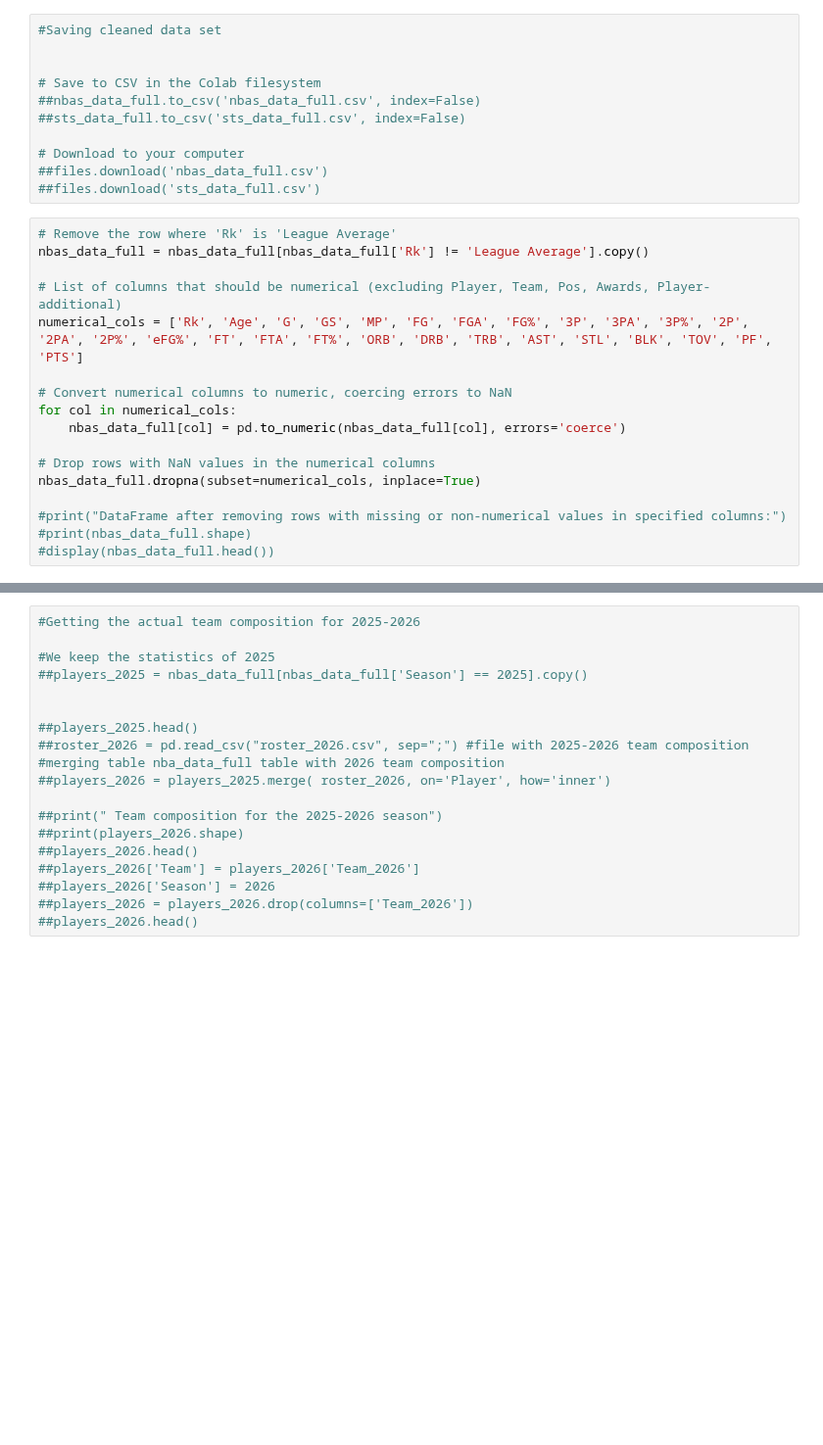
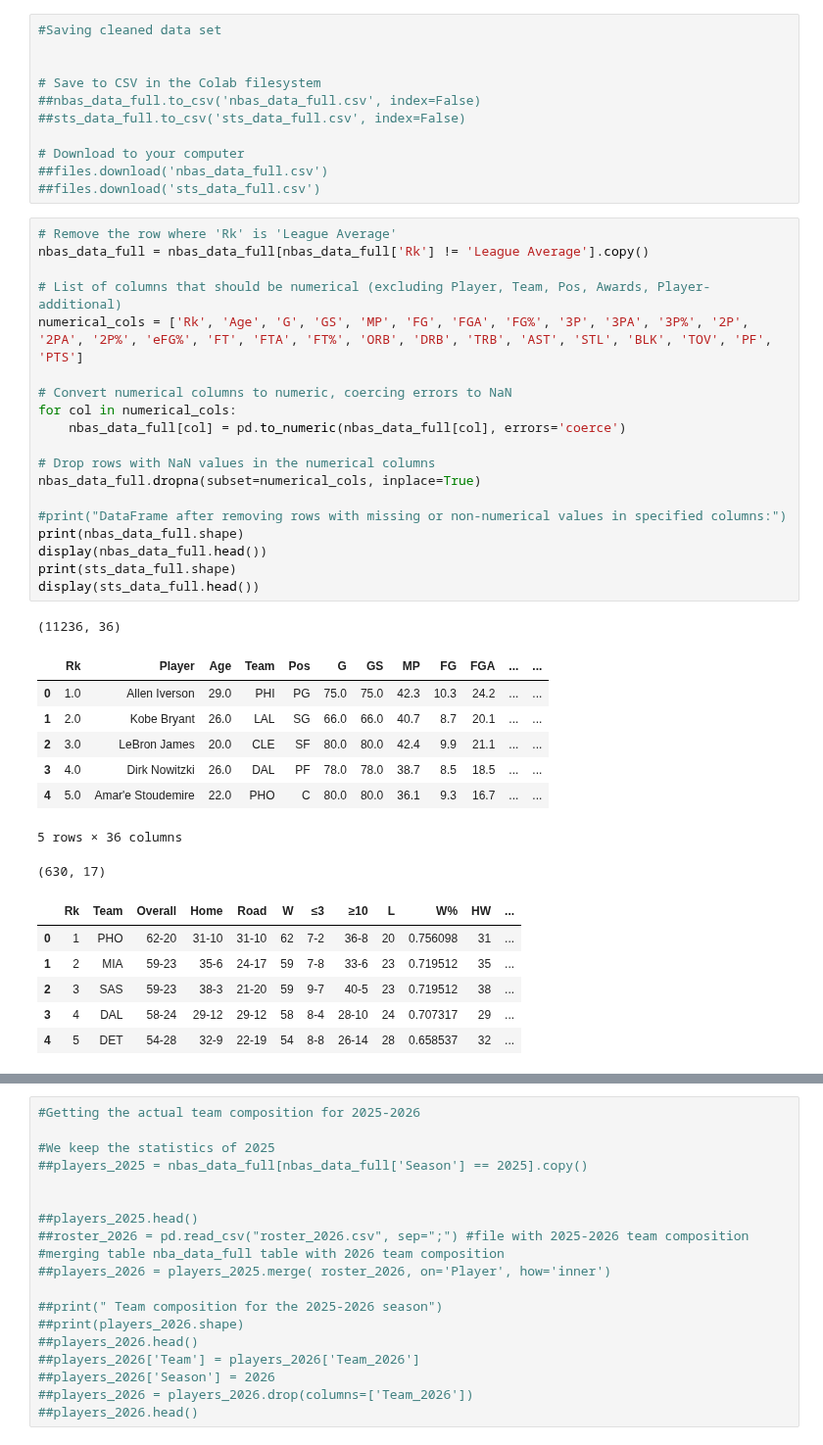
Before and after one commit to maadmaaax/Project_NBA_GroupM, a Jupyter notebook: Analyse_Principale.ipynb, the cells around one changed output, grey strips where cells are left out. Shown at 98% size. Saved outputs shown, nothing was run; the diff lists cells and outputs as text; blank space fills up the shorter version.

```diff
--- a/Analyse_Principale.ipynb
+++ b/Analyse_Principale.ipynb
@@ -291,20 +288,38 @@ nbas_data_full.to_csv('Project_NBA_GroupM/Data/Raw/nbas_data_full.csv',index=Fal
 # %%
 # Remove the row where 'Rk' is 'League Average'
 nbas_data_full = nbas_data_full[nbas_data_full['Rk'] != 'League Average'].copy()
 
 # List of columns that should be numerical (excluding Player, Team, Pos, Awards, Player-additional)
 numerical_cols = ['Rk', 'Age', 'G', 'GS', 'MP', 'FG', 'FGA', 'FG%', '3P', '3PA', '3P%', '2P', '2PA', '2P%', 'eFG%', 'FT', 'FTA', 'FT%', 'ORB', 'DRB', 'TRB', 'AST', 'STL', 'BLK', 'TOV', 'PF', 'PTS']
 
 # Convert numerical columns to numeric, coercing errors to NaN
 for col in numerical_cols:
     nbas_data_full[col] = pd.to_numeric(nbas_data_full[col], errors='coerce')
 
 # Drop rows with NaN values in the numerical columns
 nbas_data_full.dropna(subset=numerical_cols, inplace=True)
 
 #print("DataFrame after removing rows with missing or non-numerical values in specified columns:")
-#print(nbas_data_full.shape)
-#display(nbas_data_full.head())
+print(nbas_data_full.shape)
+display(nbas_data_full.head())
+print(sts_data_full.shape)
+display(sts_data_full.head())
+# %% [output]
+(11236, 36)
+|  | Rk | Player | Age | Team | Pos | G | GS | MP | FG | FGA | ... | ... |
+| 0 | 1.0 | Allen Iverson | 29.0 | PHI | PG | 75.0 | 75.0 | 42.3 | 10.3 | 24.2 | ... | ... |
+| 1 | 2.0 | Kobe Bryant | 26.0 | LAL | SG | 66.0 | 66.0 | 40.7 | 8.7 | 20.1 | ... | ... |
+| 2 | 3.0 | LeBron James | 20.0 | CLE | SF | 80.0 | 80.0 | 42.4 | 9.9 | 21.1 | ... | ... |
+| 3 | 4.0 | Dirk Nowitzki | 26.0 | DAL | PF | 78.0 | 78.0 | 38.7 | 8.5 | 18.5 | ... | ... |
+| 4 | 5.0 | Amar'e Stoudemire | 22.0 | PHO | C | 80.0 | 80.0 | 36.1 | 9.3 | 16.7 | ... | ... |
+5 rows × 36 columns
+(630, 17)
+|  | Rk | Team | Overall | Home | Road | W | ≤3 | ≥10 | L | W% | HW | ... |
+| 0 | 1 | PHO | 62-20 | 31-10 | 31-10 | 62 | 7-2 | 36-8 | 20 | 0.756098 | 31 | ... |
+| 1 | 2 | MIA | 59-23 | 35-6 | 24-17 | 59 | 7-8 | 33-6 | 23 | 0.719512 | 35 | ... |
+| 2 | 3 | SAS | 59-23 | 38-3 | 21-20 | 59 | 9-7 | 40-5 | 23 | 0.719512 | 38 | ... |
+| 3 | 4 | DAL | 58-24 | 29-12 | 29-12 | 58 | 8-4 | 28-10 | 24 | 0.707317 | 29 | ... |
+| 4 | 5 | DET | 54-28 | 32-9 | 22-19 | 54 | 8-8 | 26-14 | 28 | 0.658537 | 32 | ... |
 # %%
 # Check for missing values in the combined DataFrame
 missing_values = nbas_data_full.isnull().sum()
```
Also changed, not shown: parts of 20 cells of this notebook.
